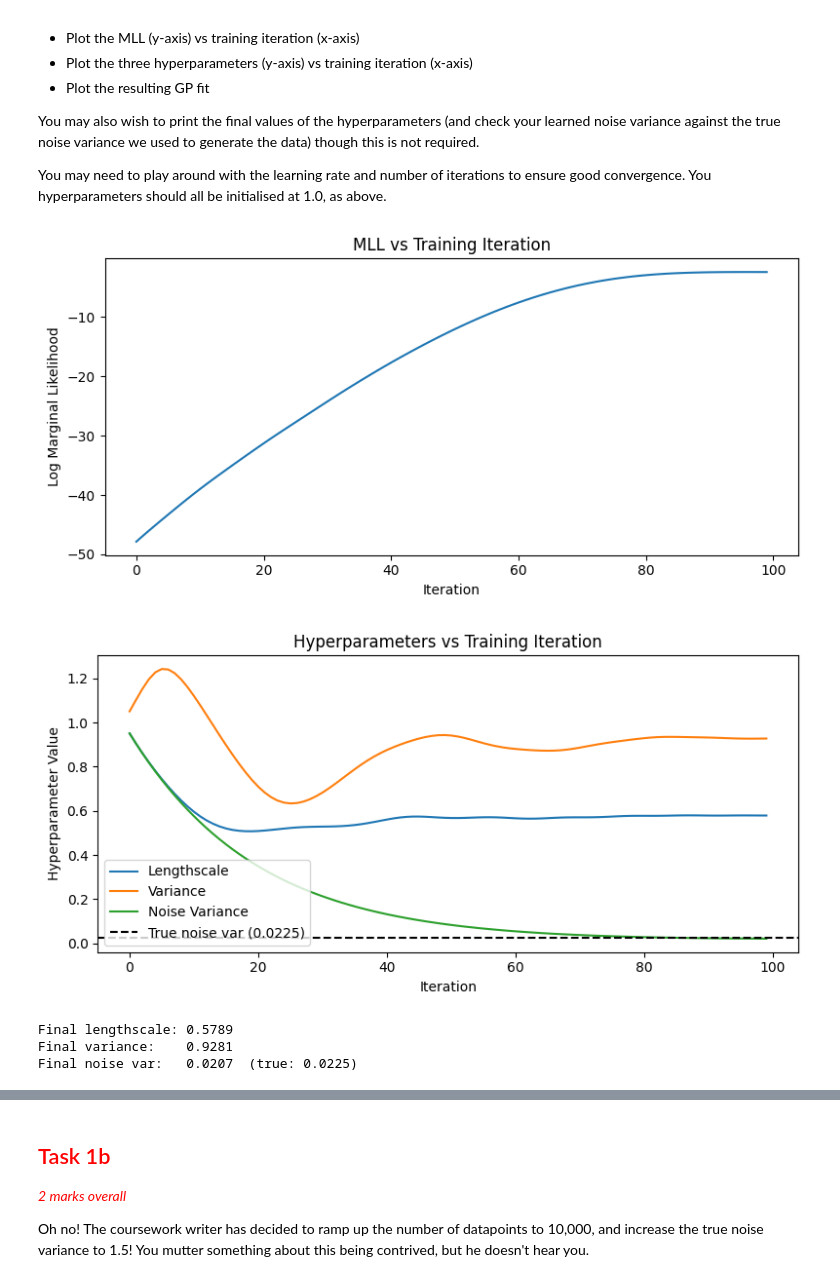
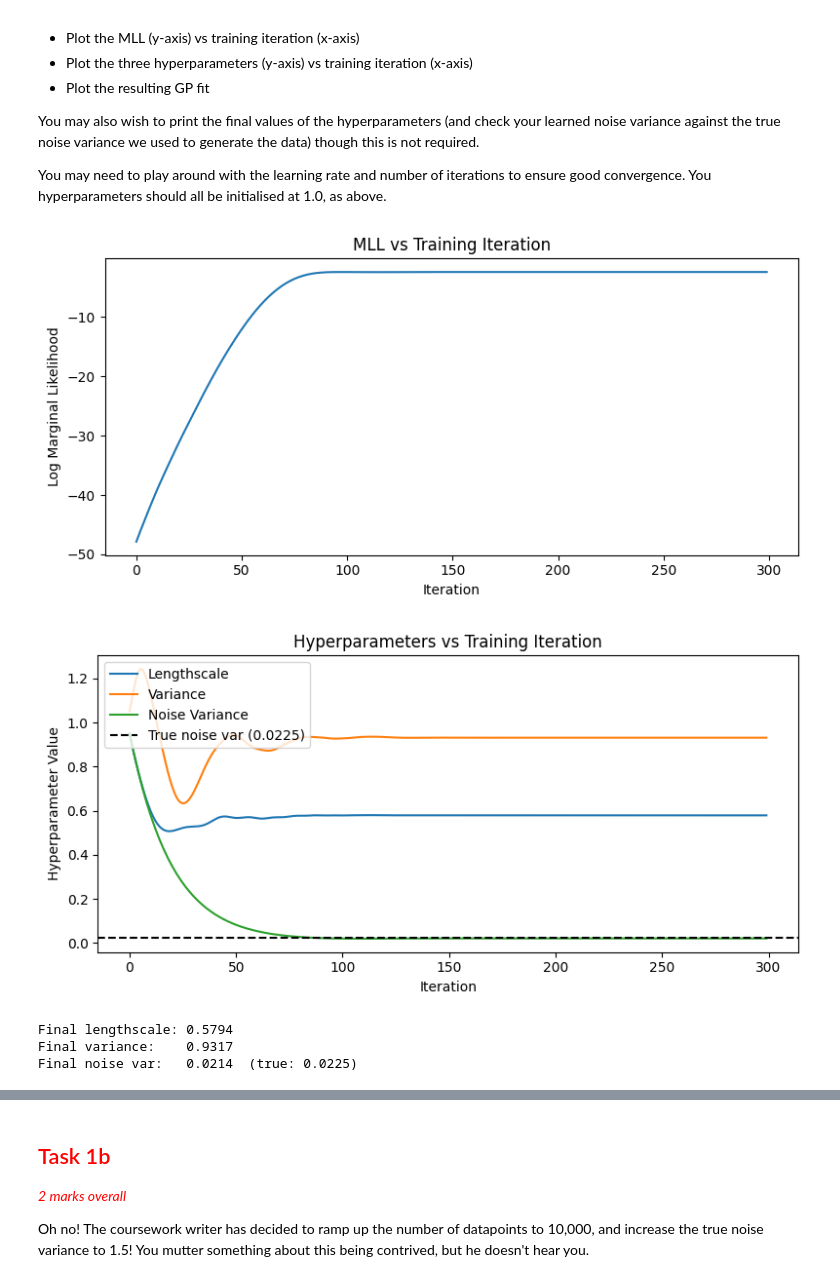
Before and after one commit to RadiantVirtue/Bayesian-Machine-Learning-2, a Jupyter notebook: cw2_partA.ipynb, the cells around one changed output, grey strips where cells are left out. Saved outputs shown, nothing was run; the diff lists cells and outputs as text; code cells hidden in the pictures.

```diff
--- a/cw2_partA.ipynb
+++ b/cw2_partA.ipynb
@@ -384,7 +384,7 @@ params = {
 }
 
 learning_rate = 0.05
-num_iters = 100
+num_iters = 300
 opt = optax.adam(learning_rate=learning_rate)
 opt_state = opt.init(params)
 
@@ -418,38 +418,38 @@ plt.figure(figsize=(8, 4))
 plt.plot(mll_history)
 plt.xlabel('Iteration')
 plt.ylabel('Log Marginal Likelihood')
 plt.title('MLL vs Training Iteration')
 plt.tight_layout()
 plt.show()
 
 # Plot 2: Hyperparameters vs iteration
 plt.figure(figsize=(8, 4))
 plt.plot(lengthscale_history, label='Lengthscale')
 plt.plot(variance_history,    label='Variance')
 plt.plot(noise_var_history,   label='Noise Variance')
 plt.axhline(true_noise_var, color='k', linestyle='--', label=f'True noise var ({true_noise_var})')
 plt.xlabel('Iteration')
 plt.ylabel('Hyperparameter Value')
 plt.title('Hyperparameters vs Training Iteration')
 plt.legend()
 plt.tight_layout()
 plt.show()
 
 final_ls  = float(jnp.exp(params["log_lengthscale"]))
 final_var = float(jnp.exp(params["log_variance"]))
 final_nv  = float(jnp.exp(params["log_noise_var"]))
 print(f"Final lengthscale: {final_ls:.4f}")
 print(f"Final variance:    {final_var:.4f}")
 print(f"Final noise var:   {final_nv:.4f}  (true: {true_noise_var})")
 
 # Plot 3: GP fit with optimised hyperparameters
 plot_exact_gp_fit(X_train, y_train, X_grid, f_grid, final_ls, final_var, final_nv)
 # %% [output]
-[figure, old version]
+[figure, new version]
-[figure, old version]
+[figure, new version]
-Final lengthscale: 0.5789
-Final variance:    0.9281
-Final noise var:   0.0207  (true: 0.0225)
+Final lengthscale: 0.5794
+Final variance:    0.9317
+Final noise var:   0.0214  (true: 0.0225)
 [figure]
 # %% [markdown]
 ## <font color="red"> Task 1b </font>
```
Also changed, not shown: parts of 4 cells of this notebook.
